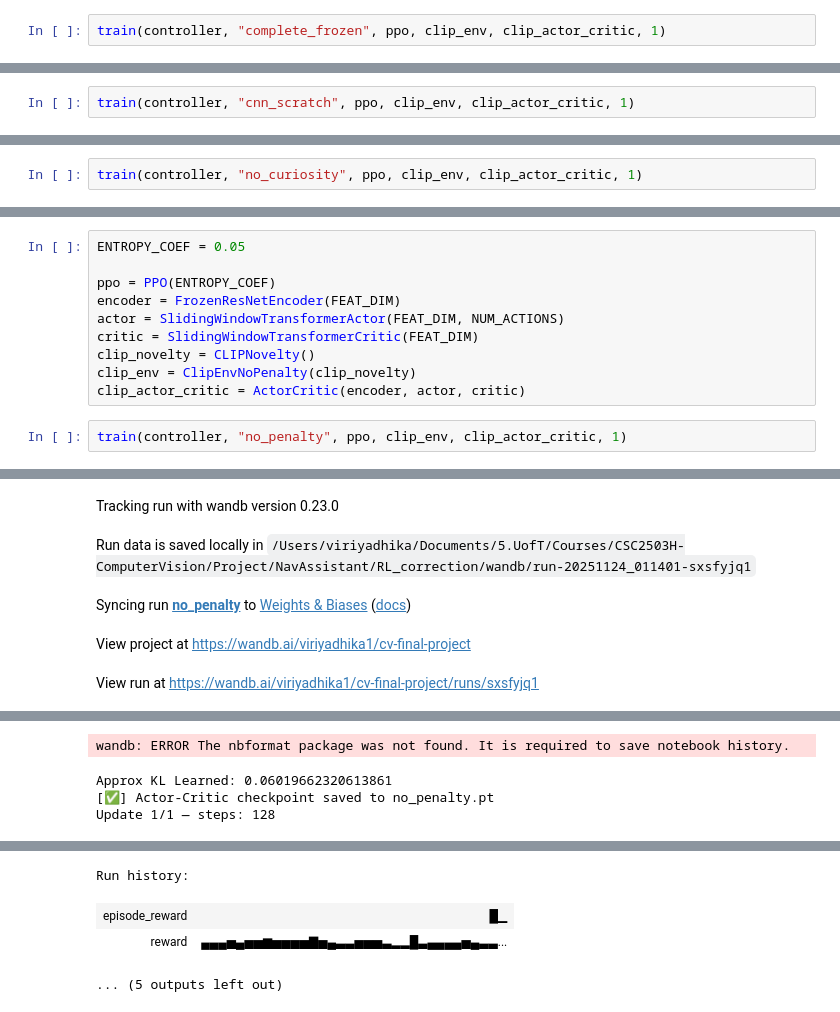
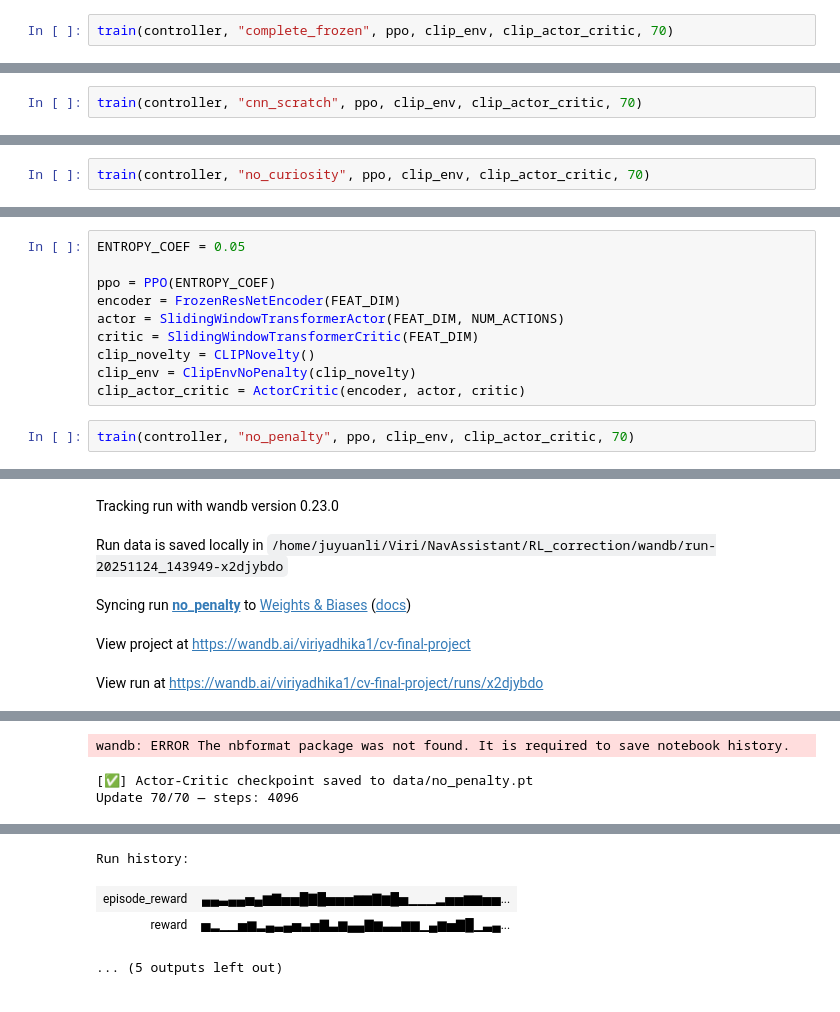
Before and after one commit to viriyadhika/NavAssistant, a Jupyter notebook: RL_correction/full-run.ipynb, the cells around one changed output, grey strips where cells are left out. Drawn from its saved outputs; the diff is of its cells as text.

```diff
--- a/RL_correction/full-run.ipynb
+++ b/RL_correction/full-run.ipynb
@@ -148,5 +147,5 @@ clip_novelty = CLIPNovelty()
 clip_env = ClipEnv(clip_novelty)
 clip_actor_critic = ActorCritic(encoder, actor, critic)
 # %%
-train(controller, "complete_frozen", ppo, clip_env, clip_actor_critic, 1)
+train(controller, "complete_frozen", ppo, clip_env, clip_actor_critic, 70)
 # %% [output]
@@ -178,7 +193,7 @@ clip_novelty = CLIPNovelty()
 clip_env = ClipEnv(clip_novelty)
 clip_actor_critic = ActorCritic(encoder, actor, critic)
 # %%
-train(controller, "cnn_scratch", ppo, clip_env, clip_actor_critic, 1)
+train(controller, "cnn_scratch", ppo, clip_env, clip_actor_critic, 70)
 # %% [output]
 [interactive output not drawn]
 Tracking run with wandb version 0.23.0
@@ -209,7 +239,7 @@ clip_novelty = CLIPNovelty()
 clip_env = ClipEnvNoCuriosity(clip_novelty)
 clip_actor_critic = ActorCritic(encoder, actor, critic)
 # %%
-train(controller, "no_curiosity", ppo, clip_env, clip_actor_critic, 1)
+train(controller, "no_curiosity", ppo, clip_env, clip_actor_critic, 70)
 # %% [output]
 [interactive output not drawn]
 Tracking run with wandb version 0.23.0
@@ -240,11 +285,11 @@ clip_novelty = CLIPNovelty()
 clip_env = ClipEnvNoPenalty(clip_novelty)
 clip_actor_critic = ActorCritic(encoder, actor, critic)
 # %%
-train(controller, "no_penalty", ppo, clip_env, clip_actor_critic, 1)
+train(controller, "no_penalty", ppo, clip_env, clip_actor_critic, 70)
 # %% [output]
 [interactive output not drawn]
 Tracking run with wandb version 0.23.0
-Run data is saved locally in /Users/viriyadhika/Documents/5.UofT/Courses/CSC2503H-ComputerVision/Project/NavAssistant/RL_correction/wandb/run-20251124_011401-sxsfyjq1
+Run data is saved locally in /home/juyuanli/Viri/NavAssistant/RL_correction/wandb/run-20251124_143949-x2djybdo
 Syncing run no_penalty to Weights & Biases (docs)
 View project at https://wandb.ai/viriyadhika1/cv-final-project
-View run at https://wandb.ai/viriyadhika1/cv-final-project/runs/sxsfyjq1
+View run at https://wandb.ai/viriyadhika1/cv-final-project/runs/x2djybdo
@@ -252,9 +313,8 @@ View run at https://wandb.ai/viriyadhika1/cv-final-project/runs/sxsfyjq1
 wandb: ERROR The nbformat package was not found. It is required to save notebook history.
-Approx KL Learned: 0.06019662320613861
-[✅] Actor-Critic checkpoint saved to no_penalty.pt
-Update 1/1 — steps: 128
+[✅] Actor-Critic checkpoint saved to data/no_penalty.pt
+Update 70/70 — steps: 4096
 [interactive output not drawn]
 Run history:
-| episode_reward | █▁ |
-| reward | ▄▄▄▅▄▅▅▆▅▅▅▅▇▅▄▃▃▅▅▅▃▂▂█▃▄▄▄▄▅▄▃▃... |
+| episode_reward | ▄▄▃▄▄▅▄▆▇▅▅█▇█▅▅▅▆▆▇▆█▅▁▁▁▂▅▅▆▆▅▅... |
+| reward | ▅▂▁▁▅▆▂▄▃▄▅▃▅▇▃▆▄▄▇▆▃▃▆▆▁▄▆▅▇█▁▃▄... |
 ... (5 outputs left out)
```
Also changed, not shown: parts of 6 cells of this notebook, 2 other files.
